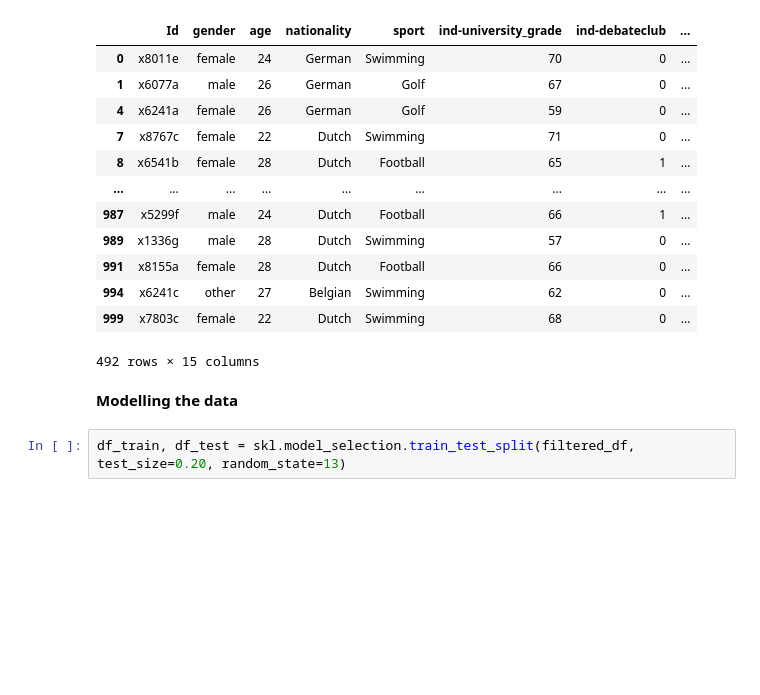
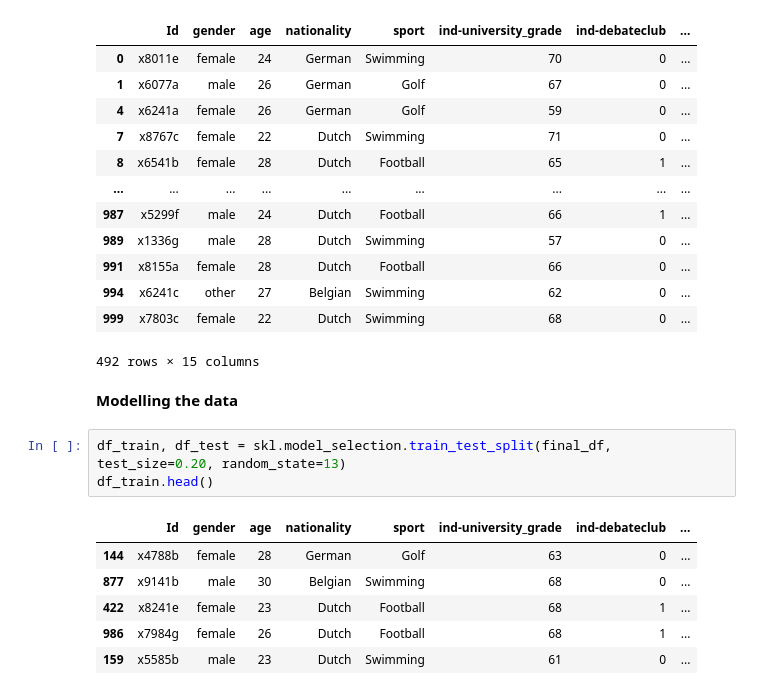
Before and after one commit to mjzdych/itds_project, a Jupyter notebook: itds_assignment3.ipynb, the cells around one changed output. Cells and saved outputs as stored; diff of their text form; blank space fills up the shorter version.

Commit message:
Update itds_assignment3.ipynb
train test split

```diff
--- a/itds_assignment3.ipynb
+++ b/itds_assignment3.ipynb
@@ -154,4 +154,12 @@ final_df
 # %% [markdown]
 **Modelling the data**
 # %%
-df_train, df_test = skl.model_selection.train_test_split(filtered_df, test_size=0.20, random_state=13)
+df_train, df_test = skl.model_selection.train_test_split(final_df, test_size=0.20, random_state=13)
+df_train.head()
+# %% [output]
+|  | Id | gender | age | nationality | sport | ind-university_grade | ind-debateclub | ... |
+| 144 | x4788b | female | 28 | German | Golf | 63 | 0 | ... |
+| 877 | x9141b | male | 30 | Belgian | Swimming | 68 | 0 | ... |
+| 422 | x8241e | female | 23 | Dutch | Football | 68 | 1 | ... |
+| 986 | x7984g | female | 26 | Dutch | Football | 68 | 1 | ... |
+| 159 | x5585b | male | 23 | Dutch | Swimming | 61 | 0 | ... |
```
